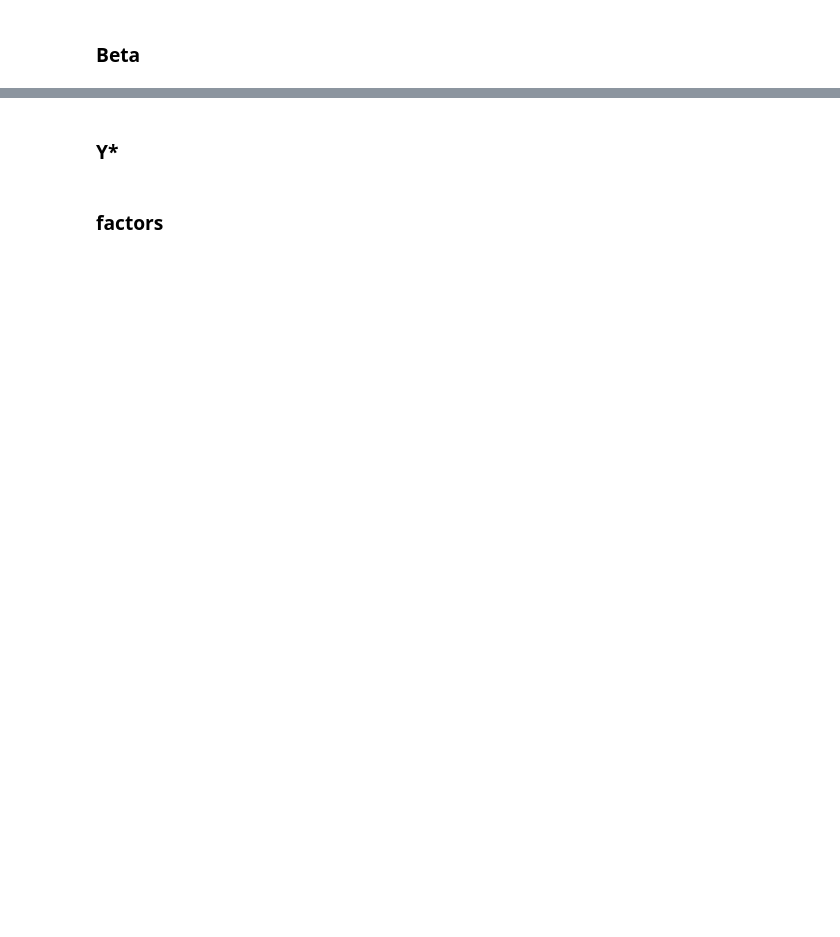
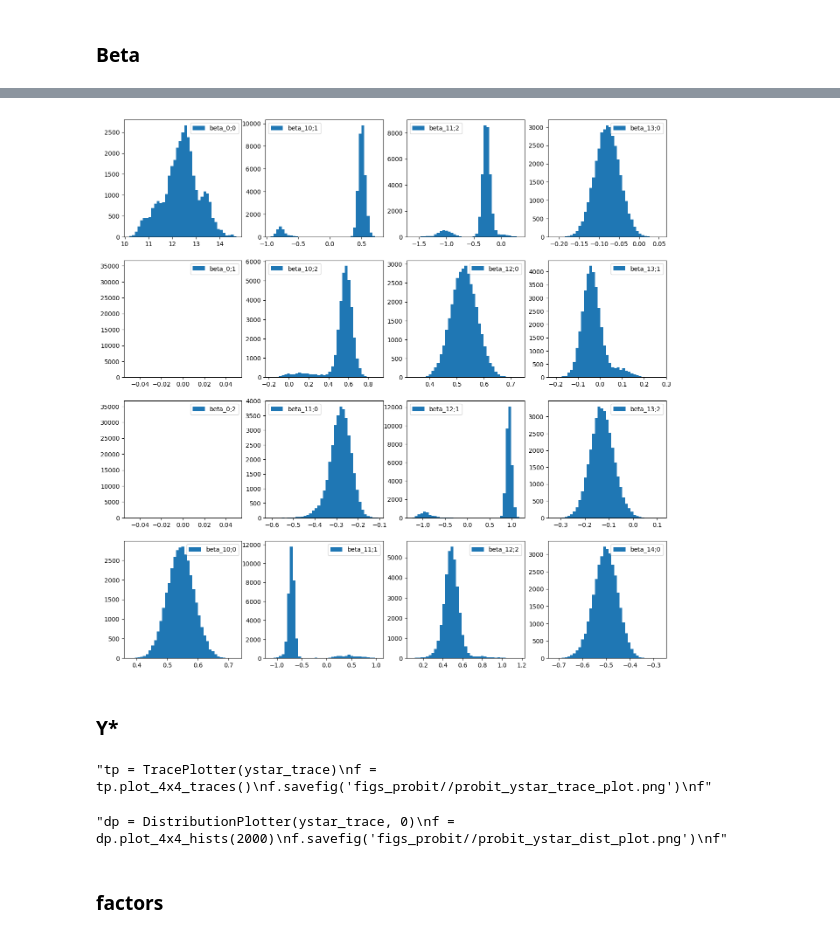
Before and after one commit to JakartaLaw/bayesianfactormodel, a Jupyter notebook: notebooks/analysis_of_probit_v2.ipynb, the cells around one changed output, grey strips where cells are left out. Cells and saved outputs as stored; diff of their text form; code cells hidden in the pictures; blank space fills up the shorter version.

```diff
--- a/notebooks/analysis_of_probit_v2.ipynb
+++ b/notebooks/analysis_of_probit_v2.ipynb
@@ -53,20 +55,26 @@ f
 # %%
 dp = DistributionPlotter(beta_trace, 0)
-f = dp.plot_4x4_hists(skip_obs=1000)
+f = dp.plot_4x4_hists(skip_obs=5000)
 f.savefig('figs_probit//probit_beta_dist_plot.png')
 f
+# %% [output]
+[figure, added]
 # %% [markdown]
 ### Y*
 # %%
-tp = TracePlotter(ystar_trace)
+"""tp = TracePlotter(ystar_trace)
 f = tp.plot_4x4_traces()
 f.savefig('figs_probit//probit_ystar_trace_plot.png')
-f
+f"""
+# %% [output]
+"tp = TracePlotter(ystar_trace)\nf = tp.plot_4x4_traces()\nf.savefig('figs_probit//probit_ystar_trace_plot.png')\nf"
 # %%
-dp = DistributionPlotter(ystar_trace, 0)
+"""dp = DistributionPlotter(ystar_trace, 0)
 f = dp.plot_4x4_hists(2000)
 f.savefig('figs_probit//probit_ystar_dist_plot.png')
-f
+f"""
+# %% [output]
+"dp = DistributionPlotter(ystar_trace, 0)\nf = dp.plot_4x4_hists(2000)\nf.savefig('figs_probit//probit_ystar_dist_plot.png')\nf"
 # %% [markdown]
 ### factors
 # %%
```
Also changed, not shown: parts of 18 cells of this notebook, 15 other files.
